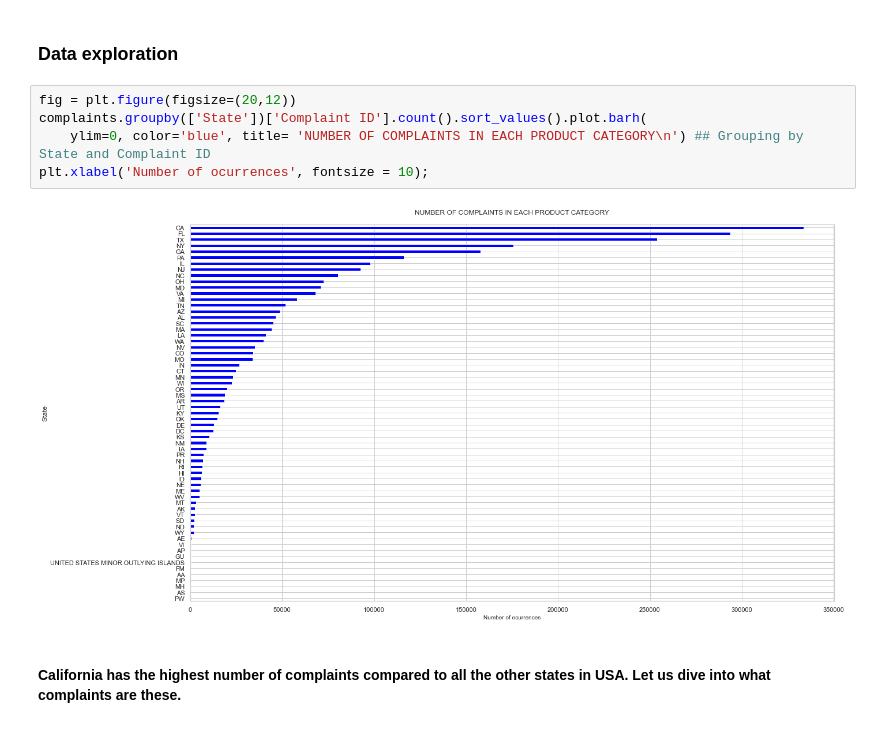
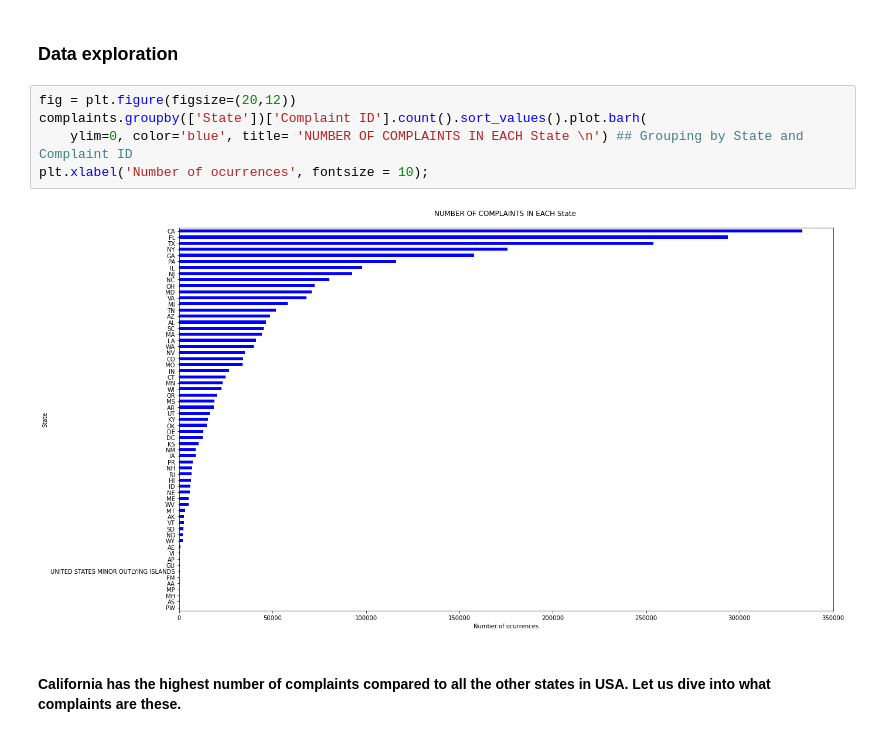
Before and after one commit to vrgarlapati/Garlapati_AIT580, a Jupyter notebook: docs/Final Project python/Final project.ipynb, the cells around one changed output. Drawn from its saved outputs; the diff is of its cells as text.

```diff
--- a/docs/Final Project python/Final project.ipynb
+++ b/docs/Final Project python/Final project.ipynb
@@ -129,10 +129,10 @@ complaints.describe(include='all')
 # %%
 fig = plt.figure(figsize=(20,12))
 complaints.groupby(['State'])['Complaint ID'].count().sort_values().plot.barh(
-    ylim=0, color='blue', title= 'NUMBER OF COMPLAINTS IN EACH PRODUCT CATEGORY\n') ## Grouping by State and Complaint ID
+    ylim=0, color='blue', title= 'NUMBER OF COMPLAINTS IN EACH State \n') ## Grouping by State and Complaint ID
 plt.xlabel('Number of ocurrences', fontsize = 10);
 # %% [output]
-[figure, old version]
+[figure, new version]
 # %% [markdown]
 #### California has the highest number of complaints compared to all the other states in USA. Let us dive into what complaints are these.
 # %%
```
Also changed, not shown: parts of 17 cells of this notebook, 1 other file.
